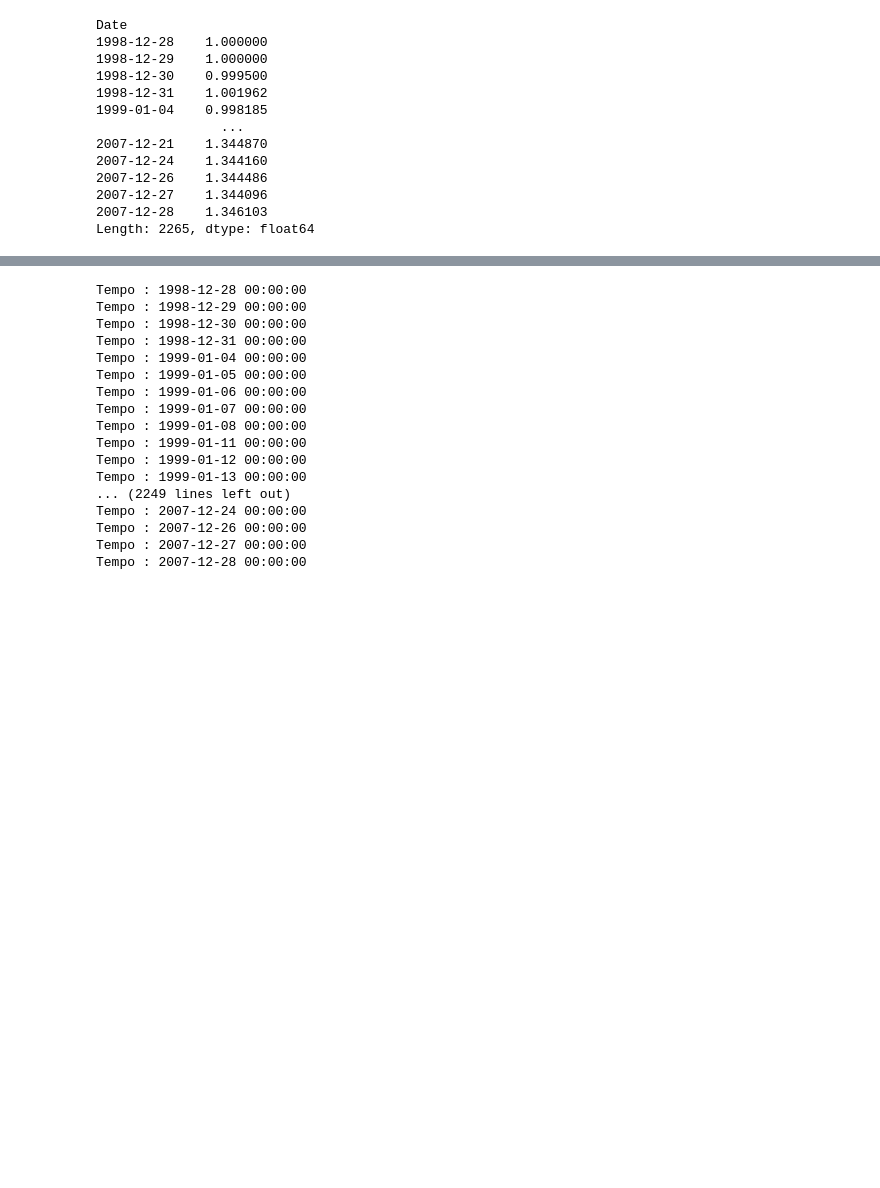
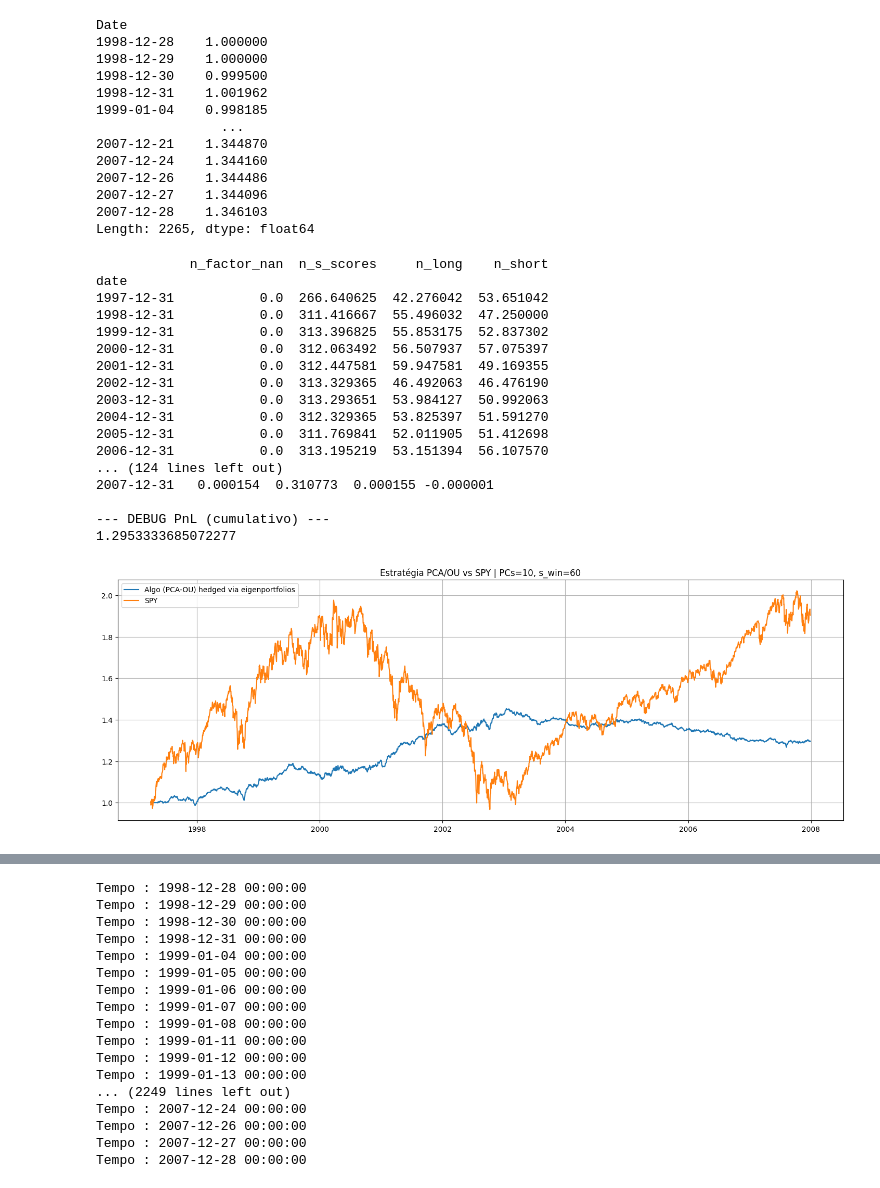
Before and after one commit to savio160502/Statistical-Arbitrage, a Jupyter notebook: run_backtest.ipynb, the cells around one changed output, grey strips where cells are left out. Cells and saved outputs as stored; diff of their text form; code cells hidden in the pictures; blank space fills up the shorter version.

```diff
--- a/run_backtest.ipynb
+++ b/run_backtest.ipynb
@@ -94,4 +168,39 @@ Date
 2007-12-27    1.344096
 2007-12-28    1.346103
 Length: 2265, dtype: float64
+# %%
+# Rodar experimento 02 : (n = 10, sbo=1.25, sso=1.25, sbc=0.50, ssc=0.50, rebalanceamento_dias = 15)
+cum_algo, s_scores, w_eff = pca_portfolio_spy(
+    returns=returns,
+    returns_spy=returns_spy,
+    num_pc=10,
+    s_win=60,
+    sbo=1.25,           # buy-to-open se s < -sbo
+    sso=1.25,           # sell-to-open se s > +sso
+    sbc=0.50,           # close short se s < +sbc
+    ssc=0.50,          # close long se s > -ssc
+    eps_cost=0.0005,
+    rebalanceamento_dias=1,
+    plot=True,
+    debug=True,
+)
+# %% [output]
+            n_factor_nan  n_s_scores     n_long    n_short
+date
+1997-12-31           0.0  266.640625  42.276042  53.651042
+1998-12-31           0.0  311.416667  55.496032  47.250000
+1999-12-31           0.0  313.396825  55.853175  52.837302
+2000-12-31           0.0  312.063492  56.507937  57.075397
+2001-12-31           0.0  312.447581  59.947581  49.169355
+2002-12-31           0.0  313.329365  46.492063  46.476190
+2003-12-31           0.0  313.293651  53.984127  50.992063
+2004-12-31           0.0  312.329365  53.825397  51.591270
+2005-12-31           0.0  311.769841  52.011905  51.412698
+2006-12-31           0.0  313.195219  53.151394  56.107570
+... (124 lines left out)
+2007-12-31   0.000154  0.310773  0.000155 -0.000001
+
+--- DEBUG PnL (cumulativo) ---
+1.2953333685072277
+[figure, added]
 # %%
```
Also changed, not shown: parts of 36 cells of this notebook, 4 other files.
